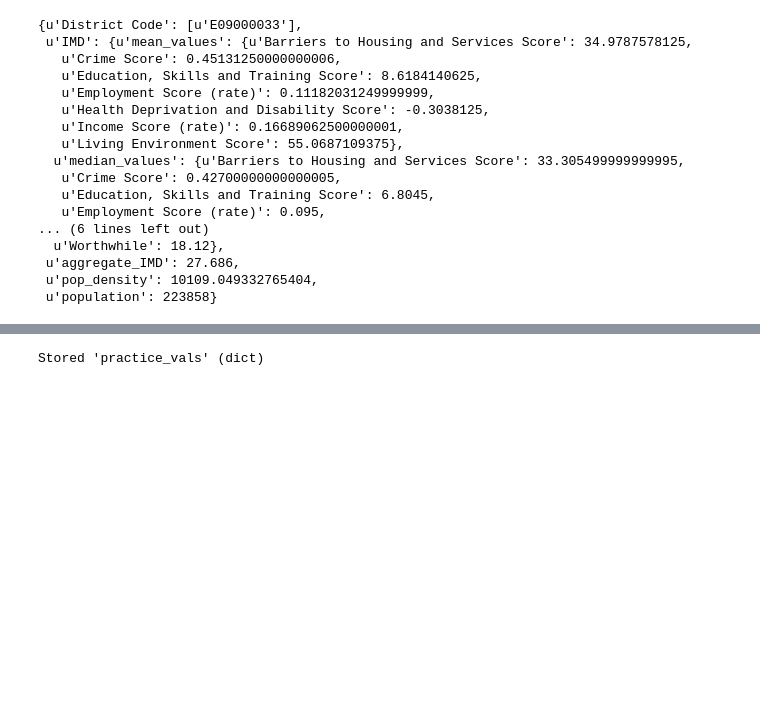
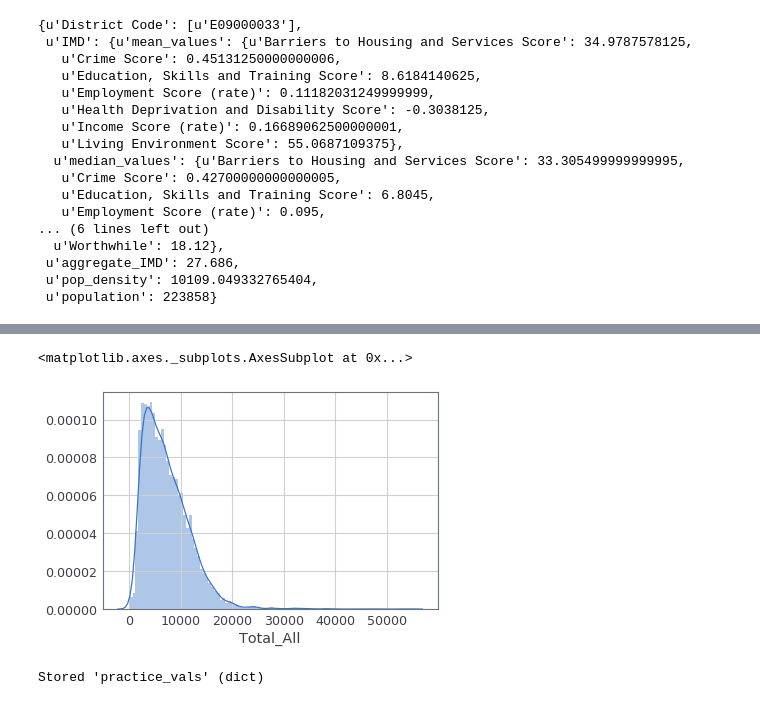
Before and after one commit to sagarjoglekar/2019_Health_Prescribe, a Jupyter notebook: GroundTruths.ipynb, the cells around one changed output, grey strips where cells are left out. Drawn from its saved outputs; the diff is of its cells as text; code cells hidden in the pictures; blank space fills up the shorter version.

```diff
--- a/GroundTruths.ipynb
+++ b/GroundTruths.ipynb
@@ -103,3 +104,8 @@ patients_pop.head()
+# %%
+sns.distplot(patients_pop['Total_All'],bins=100)
+# %% [output]
+<matplotlib.axes._subplots.AxesSubplot at 0x...>
+[figure, added]
 # %%
 practice_vals = {}
 for index , row in patients_pop.iterrows():
```
Also changed, not shown: parts of 17 cells of this notebook, 46 other files.
